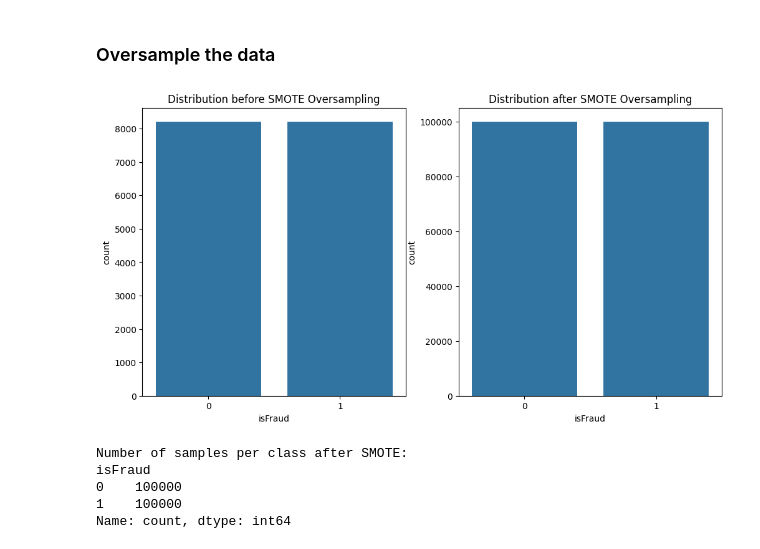
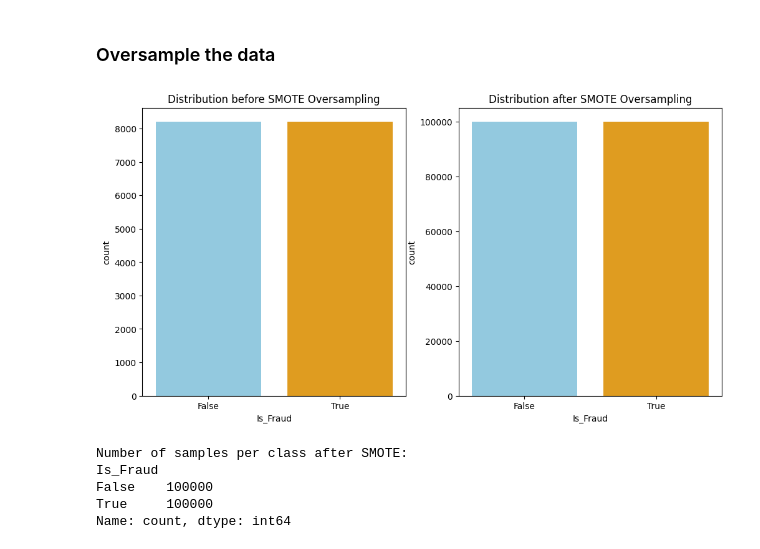
Before and after one commit to waquas9248/SE512, a Jupyter notebook: Fraud Detection.ipynb, the cells around one changed output. Saved outputs shown, nothing was run; the diff lists cells and outputs as text; code cells hidden in the pictures.

```diff
--- a/Fraud Detection.ipynb
+++ b/Fraud Detection.ipynb
@@ -96,9 +96,9 @@ None
 # %% [markdown]
 ### Drop irrelevant columns
 # %%
-dff = dff.drop('isFlaggedFraud', axis=1)
 dff = dff.drop('Sender', axis=1)
 dff = dff.drop('Receiver', axis=1)
+dff = dff.drop('Is_Flagged_Fraud', axis=1)
 
-print(dff.columns)
+dff.info()
 # %% [output]
@@ -135,8 +145,9 @@ memory usage: 388.3+ MB
 
 # Assuming 'df' is your DataFrame
 categorical_columns = dff.select_dtypes(include=['object', 'category']).columns
-df_with_dummies = pd.get_dummies(df, columns=categorical_columns, drop_first=True)
 
-print("Categorical features:")
-print(dff[categorical_columns])
+# One-hot encoding: This creates a new binary column for each category and is appropriate for nominal variables without an intrinsic order.
+dff = pd.get_dummies(dff, columns=categorical_columns, drop_first=True)
+
+dff.info()
 # %% [output]
@@ -163,0 +174,5 @@ numerical_features = dff[features]
+# %%
+# Assuming 'dff' is your DataFrame and 'isFraud' is a column with int64 type containing 0s and 1s
+dff['Is_Fraud'] = dff['Is_Fraud'].astype(bool)
+# Check the updated data type
+dff.info()
@@ -234,22 +270,22 @@ plt.show()
 # %%
 # Perform undersampling on the majority class
-features = numerical_features
-target = dff['isFraud']
+features = dff.drop('Is_Fraud', axis=1)
+target = dff['Is_Fraud']
 
 undersampler = RandomUnderSampler(sampling_strategy='majority', random_state=42)
-features_resampled, target_resampled = undersampler.fit_resample(features, target)
+features_undersampled, target_undersampled = undersampler.fit_resample(features, target)
 
 # Plot the distribution before and after undersampling
 plt.figure(figsize=(12, 6))
 
 # Plot the distribution before undersampling
 plt.subplot(1, 2, 1)
-sns.countplot(x=target)
+sns.countplot(x=target, hue=target, palette=["skyblue", "orange"], legend=False)
 plt.title('Distribution before Undersampling')
 
 # Plot the distribution after undersampling
 plt.subplot(1, 2, 2)
-sns.countplot(x=target_resampled)
+sns.countplot(x=target_undersampled, hue=target_undersampled, palette=["skyblue", "orange"], legend=False)
 plt.title('Distribution after Undersampling')
 
 plt.show()
@@ -258,35 +294,33 @@ plt.show()
 # %% [markdown]
 ### Oversample the data
 # %%
-features = features_resampled  # Your numerical features as a DataFrame
-target = target_resampled
-
 # Set the desired samples for each class to 100,000
 desired_samples = 100000
 
 sampling_strategy = {0: desired_samples, 1: desired_samples}
 smote = SMOTE(sampling_strategy=sampling_strategy, random_state=42)
-features_resampled_smote, target_resampled_smote = smote.fit_resample(features, target)
+features_oversampled_smote, target_oversampled_smote = smote.fit_resample(features_undersampled, target_undersampled)
 
 # Plot the distribution before and after SMOTE oversampling
 plt.figure(figsize=(12, 6))
 
 plt.subplot(1, 2, 1)
-sns.countplot(x=target)
+sns.countplot(x=target_undersampled, hue=target_undersampled, palette=["skyblue", "orange"], legend=False)
+
 plt.title('Distribution before SMOTE Oversampling')
 
 plt.subplot(1, 2, 2)
-sns.countplot(x=target_resampled_smote)
+sns.countplot(x=target_oversampled_smote,  hue=target_oversampled_smote, palette=["skyblue", "orange"], legend=False)
 plt.title('Distribution after SMOTE Oversampling')
 
 plt.show()
 
 print("Number of samples per class after SMOTE:")
-print(target_resampled_smote.value_counts())
+print(target_oversampled_smote.value_counts())
 # %% [output]
-[figure, old version]
+[figure, new version]
 Number of samples per class after SMOTE:
-isFraud
-0    100000
-1    100000
+Is_Fraud
+False    100000
+True     100000
 Name: count, dtype: int64
```
Also changed, not shown: parts of 20 cells of this notebook.
